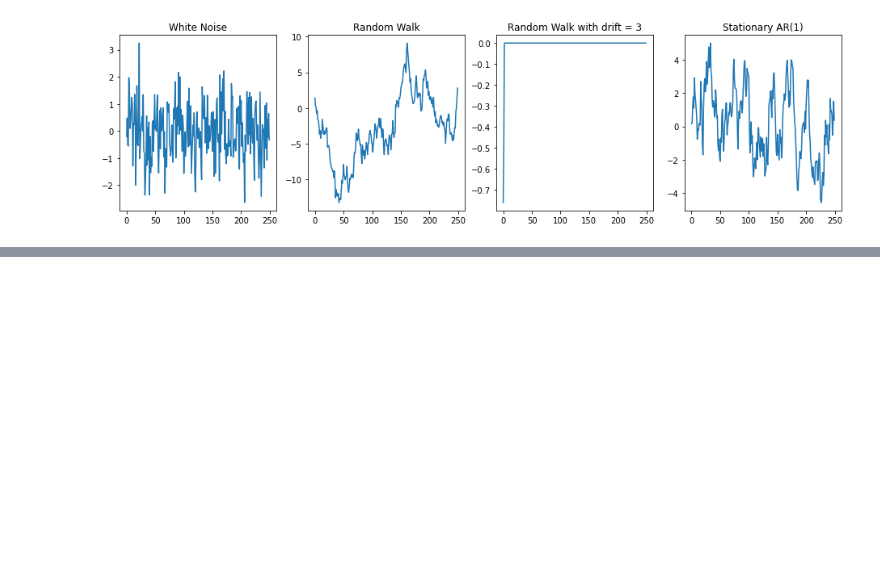
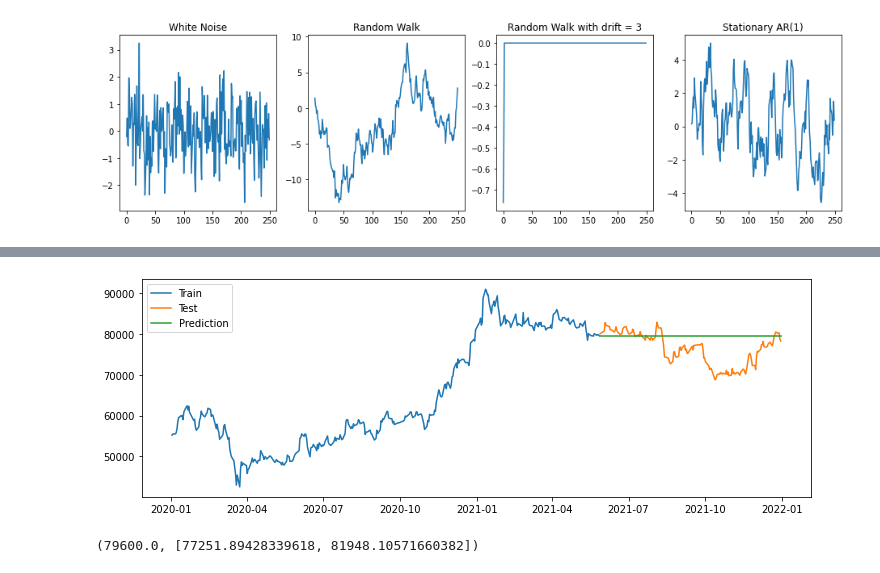
Before and after one commit to aprogod/learning, a Jupyter notebook: 22.04.18_time_series_data.ipynb, the cells around one changed output, grey strips where cells are left out. Drawn from its saved outputs; the diff is of its cells as text; code cells hidden in the pictures; blank space fills up the shorter version.

```diff
--- a/22.04.18_time_series_data.ipynb
+++ b/22.04.18_time_series_data.ipynb
@@ -556,0 +634,2 @@ plt.plot(model_fit_ARIMA.predict())
+# %%
+model = pm.auto_arima(y=y_train, d=1, start_p=0, max_p=3, start_q=0, max_q=3, seasonal=False, stepwise=True, trace=True)
@@ -556,0 +646,4 @@ plt.plot(model_fit_ARIMA.predict())
+# %%
+y_predict = model.predict(n_periods=len(y_test))
+y_predict = pd.DataFrame(y_predict, index=y_test.index, columns=['Prediction'])
+y_predict
@@ -556,0 +665,9 @@ plt.plot(model_fit_ARIMA.predict())
+# %%
+fig, axes = plt.subplots(figsize=(12,4), facecolor='w')
+plt.plot(y_train, label = 'Train')
+plt.plot(y_test, label = 'Test')
+plt.plot(y_predict, label = 'Prediction')
+plt.legend()
+plt.show()
+# %% [output]
+[figure, added]
@@ -556,0 +679,4 @@ plt.plot(model_fit_ARIMA.predict())
+# %%
+forecast_one_step()
+# %% [output]
+(79600.0, [77251.89428339618, 81948.10571660382])
```
Also changed, not shown: parts of 23 cells of this notebook, 2 other files.
